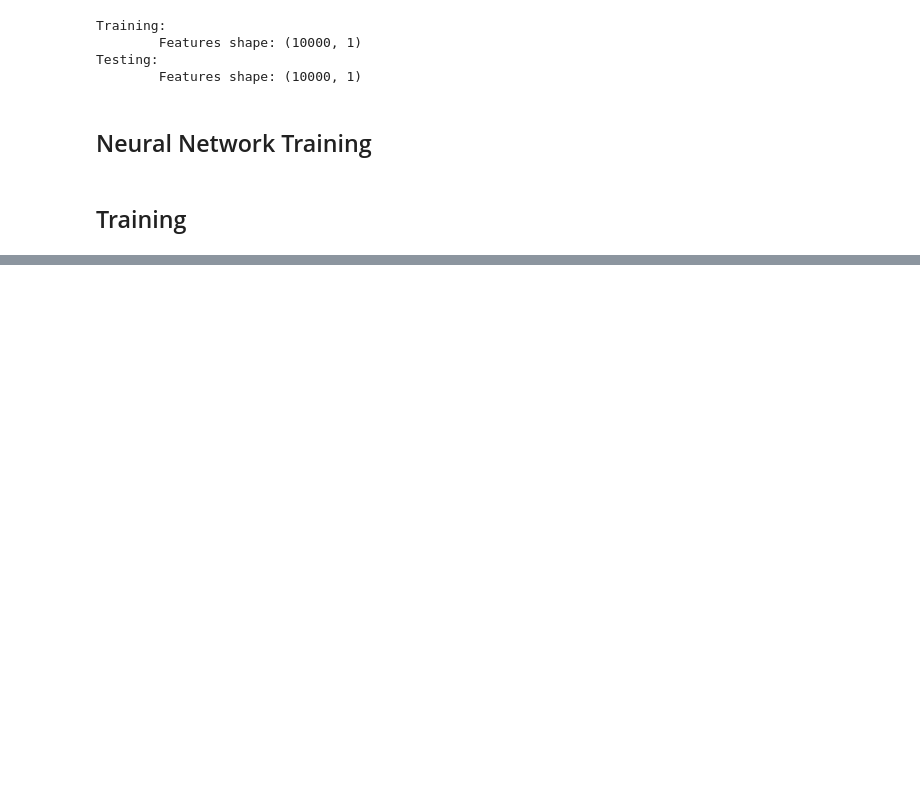
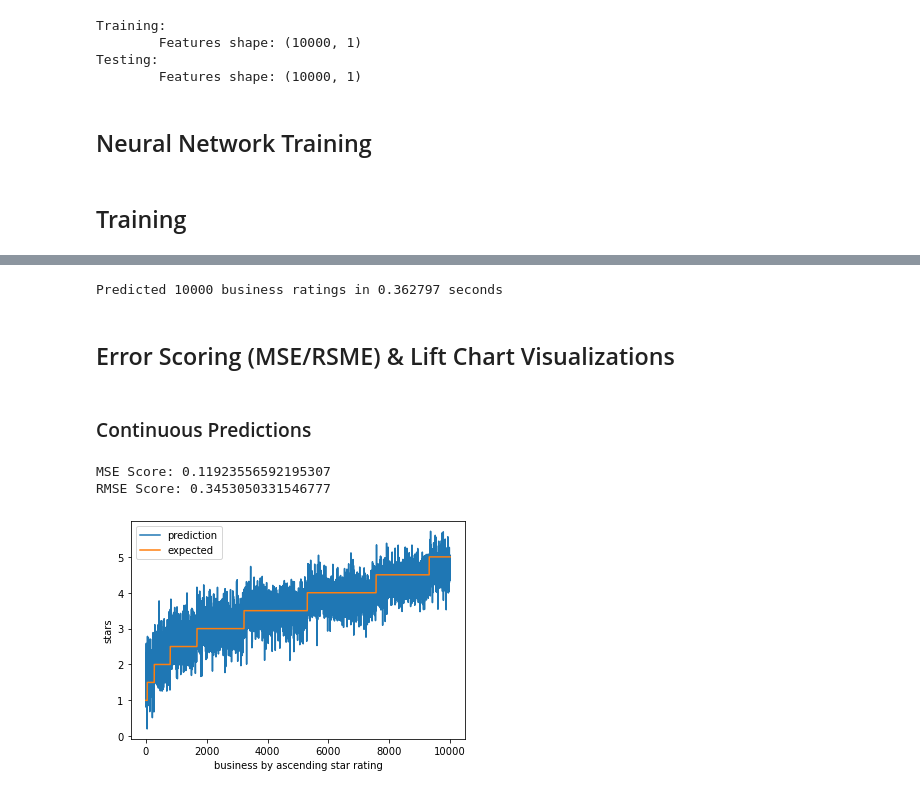
Before and after one commit to concision/predicting-yelp-ratings, a Jupyter notebook: notebook.ipynb, the cells around one changed output, grey strips where cells are left out. Drawn from its saved outputs; the diff is of its cells as text; code cells hidden in the pictures; blank space fills up the shorter version.

Commit message:
feat: implemented predictions, error scoring, and lift chart visualizations

```diff
--- a/notebook.ipynb
+++ b/notebook.ipynb
@@ -334,0 +343,40 @@ Epoch 126/250
+# %%
+start_time = time.time()
+
+# load best model for prediction
+model.load_weights("temp/model_best_weights.hdf5")
+
+# compute predicted ratings for test dataset
+predicted = model.predict(test_tf_input)
+# map predictions to the nearest half-star
+predicted_rounded = numpy.array([min(round(prediction * 2) / 2, 5) for prediction in predicted.flatten()])
+
+print(f"Predicted {len(test_businesses)} business ratings in {time.time() - start_time:.6f} seconds")
+# %% [output]
+Predicted 10000 business ratings in 0.362797 seconds
+# %% [markdown]
+## Error Scoring (MSE/RSME) & Lift Chart Visualizations
+# %% [markdown]
+### Continuous Predictions
+# %%
+# measure MSE error
+mse_score = sklearn.metrics.mean_squared_error(predicted, test_tf_output)
+
+# measure MSE error
+print(f"MSE Score: {mse_score}")
+# measure RMSE error
+print(f"RMSE Score: {numpy.sqrt(mse_score)}")
+
+%matplotlib inline
+table = pandas.DataFrame({'predicted' : predicted.flatten(), 'y' : test_tf_output.flatten()})
+table.sort_values(by = ['y'], inplace = True)
+pyplot.plot(table['predicted'].tolist(), label = "prediction")
+pyplot.plot(table['y'].tolist(), label = "expected")
+pyplot.xlabel("business by ascending star rating")
+pyplot.ylabel("stars")
+pyplot.legend()
+pyplot.show()
+# %% [output]
+MSE Score: 0.11923556592195307
+RMSE Score: 0.3453050331546777
+[figure, added]
```
Also changed, not shown: parts of 11 cells of this notebook.
